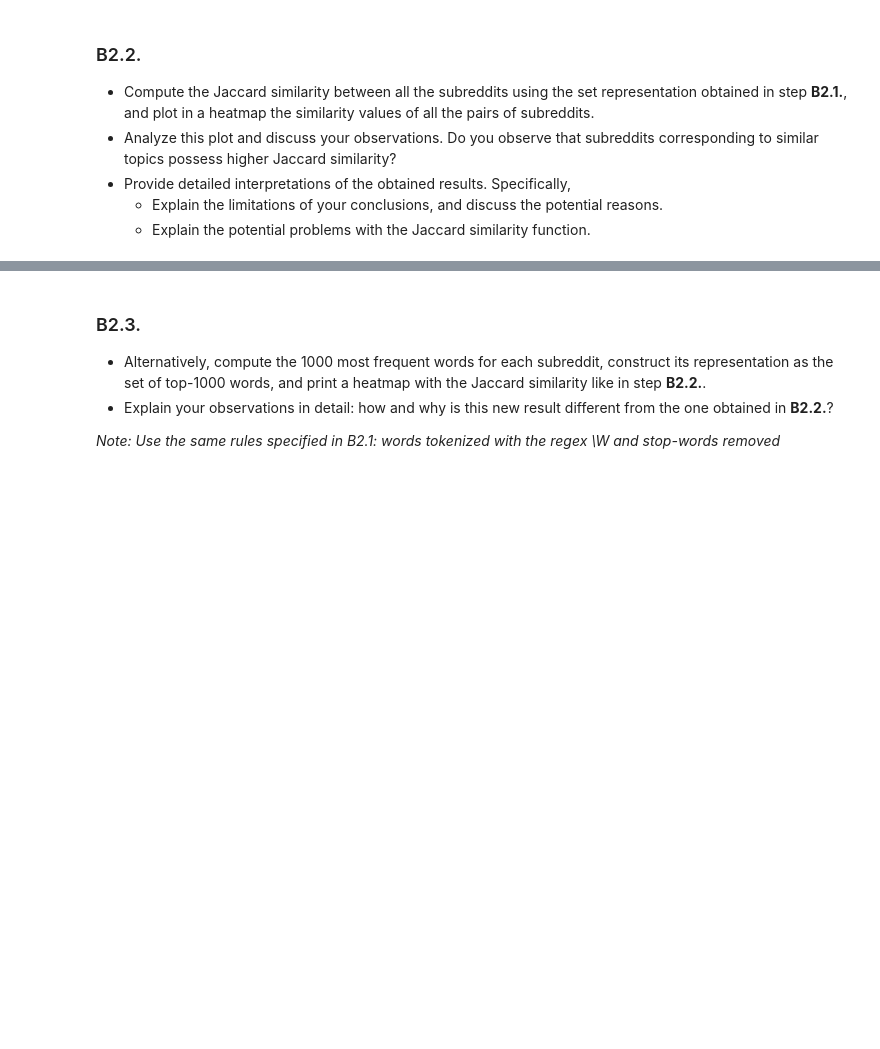
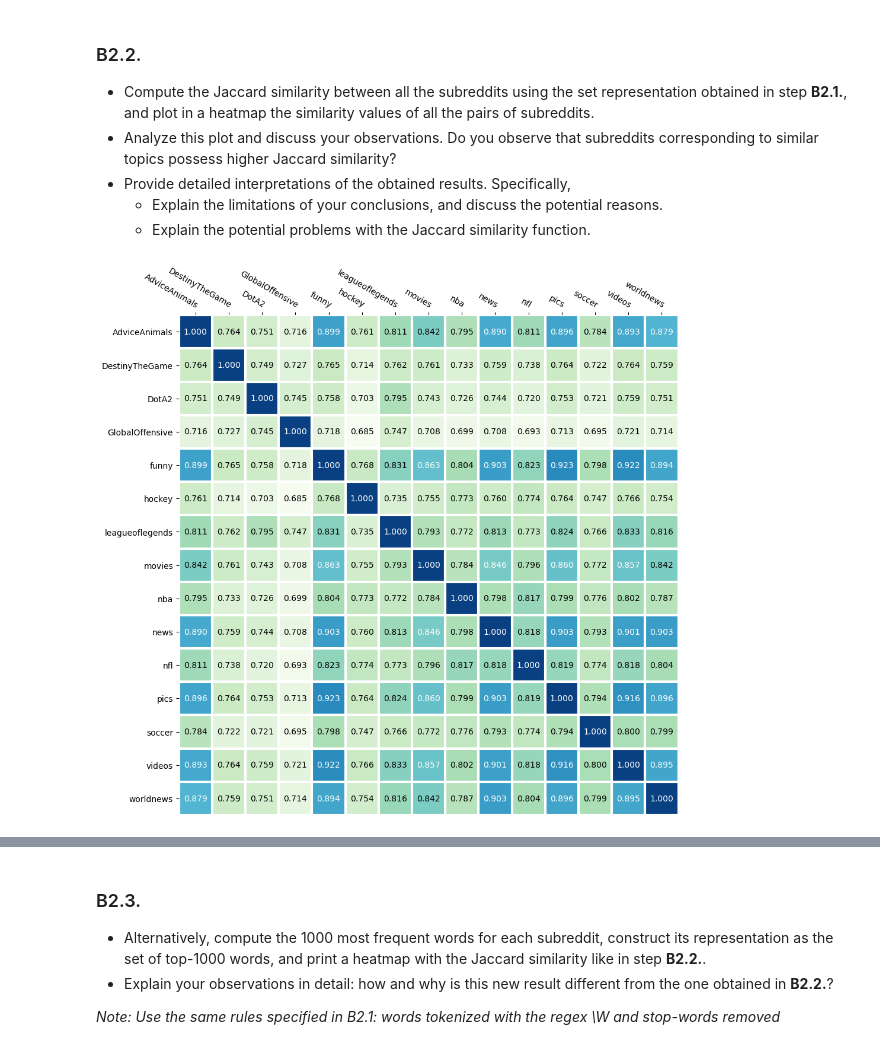
Before and after one commit to CamilleDelgrange/2022, a Jupyter notebook: Tutorials/11 - Scaling up/ScalingUp_Exercises_cam.ipynb, the cells around one changed output, grey strips where cells are left out. Cells and saved outputs as stored; diff of their text form; code cells hidden in the pictures; blank space fills up the shorter version.

```diff
--- a/Tutorials/11 - Scaling up/ScalingUp_Exercises_cam.ipynb
+++ b/Tutorials/11 - Scaling up/ScalingUp_Exercises_cam.ipynb
@@ -146,0 +348,7 @@ Some rules:
+# %%
+# get all words in a single dataframe
+all_words = reddit_with_tokens.select(explode("words").alias("word"))
+# group by, sort and limit to 50k
+top50k = all_words.groupBy("word").agg(count("*").alias("total")).sort(col("total").desc()).limit(50000)
+
+top50k.show()
@@ -146,0 +376,7 @@ Some rules:
+# %%
+# Get all the words in a subreddit
+tokens = reddit_with_tokens.select("subreddit", explode("words").alias("word")).distinct()
+# Join with the whitelist of the top 50k
+filtered_tokens = tokens.alias("t").join(top50k, tokens.word==top50k.word).select("t.*")
+
+filtered_tokens
@@ -146,0 +387,2 @@ Some rules:
+# %%
+subreddit_50k = filtered_tokens.rdd.map(lambda r: (r.subreddit, [r.word])).reduceByKey(lambda a,b: a+b).collect()
@@ -151,3 +412,16 @@ Some rules:
 * Provide detailed interpretations of the obtained results. Specifically,
     - Explain the limitations of your conclusions, and discuss the potential reasons.
     - Explain the potential problems with the Jaccard similarity function.
+# %%
+# Note: similarity is computed 2 times! It can be optimized
+similarity = []
+for sr1 in subreddit_50k:
+    for sr2 in subreddit_50k:
+        similarity.append((sr1[0], sr2[0], jaccard_similarity(sr1[1], sr2[1])))
+
+
+similarity_matrix_50k_words = pd.DataFrame(similarity).pivot(index=0, columns=1, values=2)
+# %%
+plot_heatmap(similarity_matrix_50k_words)
+# %% [output]
+[figure, added]
```
Also changed, not shown: parts of 32 cells of this notebook, 2 other files.
